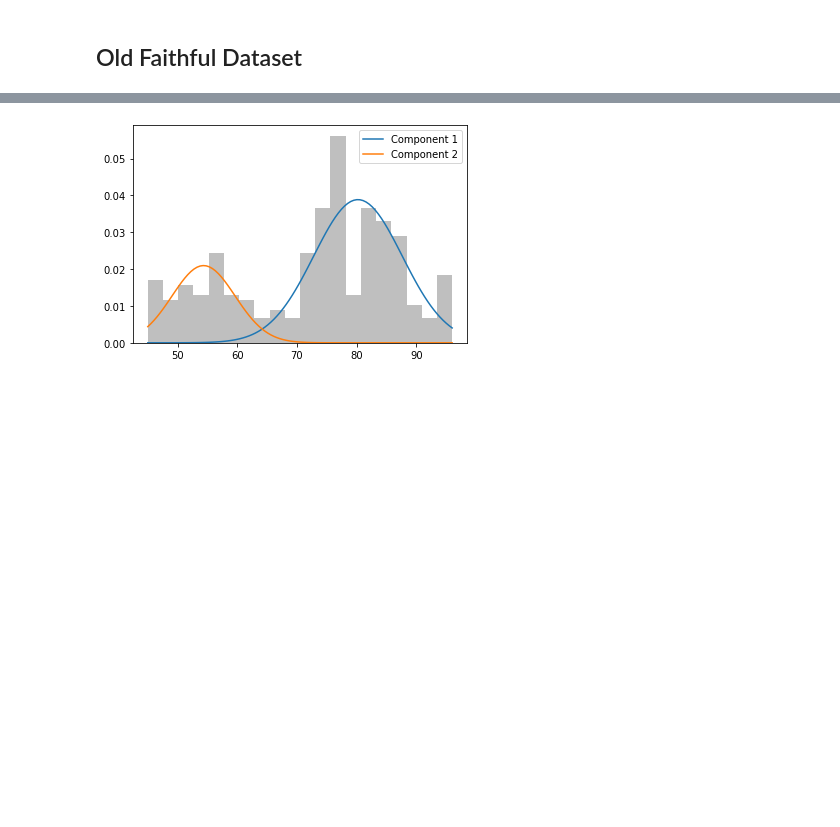
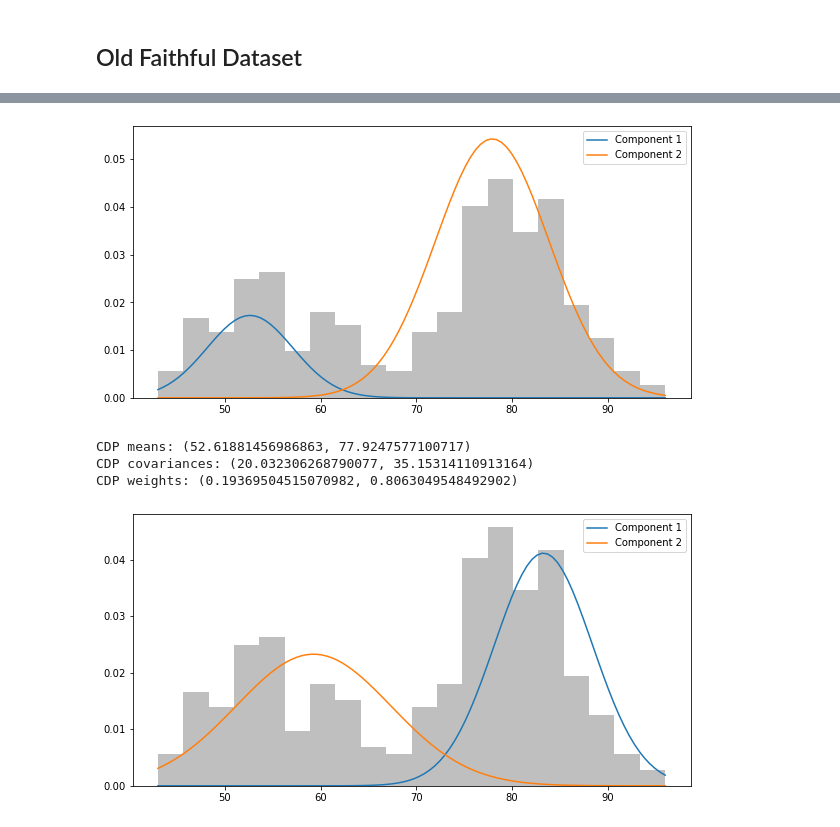
Before and after one commit to charlieh205/DP-GMM, a Jupyter notebook: Analysis.ipynb, the cells around one changed output, grey strips where cells are left out. Saved outputs shown, nothing was run; the diff lists cells and outputs as text; code cells hidden in the pictures; blank space fills up the shorter version.

```diff
--- a/Analysis.ipynb
+++ b/Analysis.ipynb
@@ -54,10 +56,29 @@ True weights: (0.3634576678098091, 0.6365423321901911)
+# %%
+# create central-DP GMM object and fit to data
+cdp_gmm = CDPGMM(n_components=2, epsilon=2).fit(wait_dat)
+cdp_gmm.plot_mixture(wait_dat, bins=20)
+# %% [output]
+[figure, added]
+# %%
+# get locaL-DP GMM components
+cdp_means = cdp_gmm.means_.flatten()
+cdp_covs = cdp_gmm.covariances_.flatten()
+cdp_weights = cdp_gmm.weights_.flatten()
+cdp_comp1 = (cdp_means[0], cdp_covs[0], cdp_weights[0])
+cdp_comp2 = (cdp_means[1], cdp_covs[1], cdp_weights[1])
+print(f"CDP means: {cdp_means[0], cdp_means[1]}")
+print(f"CDP covariances: {cdp_covs[0], cdp_covs[1]}")
+print(f"CDP weights: {cdp_weights[0], cdp_weights[1]}")
+# %% [output]
+CDP means: (52.61881456986863, 77.9247577100717)
+CDP covariances: (20.032306268790077, 35.15314110913164)
+CDP weights: (0.19369504515070982, 0.8063049548492902)
 # %%
 # create local-DP GMM object and fit to data
-ldp_gmm = LDPGMM(n_components=2, epsilon=2)
-ldp_gmm.fit_ldp(wait_dat.reshape(-1, 1))
-ldp_gmm.plot_mixture(bins=20)
+ldp_gmm = LDPGMM(n_components=2, epsilon=2).fit(wait_dat)
+ldp_gmm.plot_mixture(wait_dat, bins=20)
 # %% [output]
-[figure, old version]
+[figure, new version]
 # %%
 # get locaL-DP GMM components
 ldp_means = ldp_gmm.means_.flatten()
```
Also changed, not shown: parts of 15 cells of this notebook.
